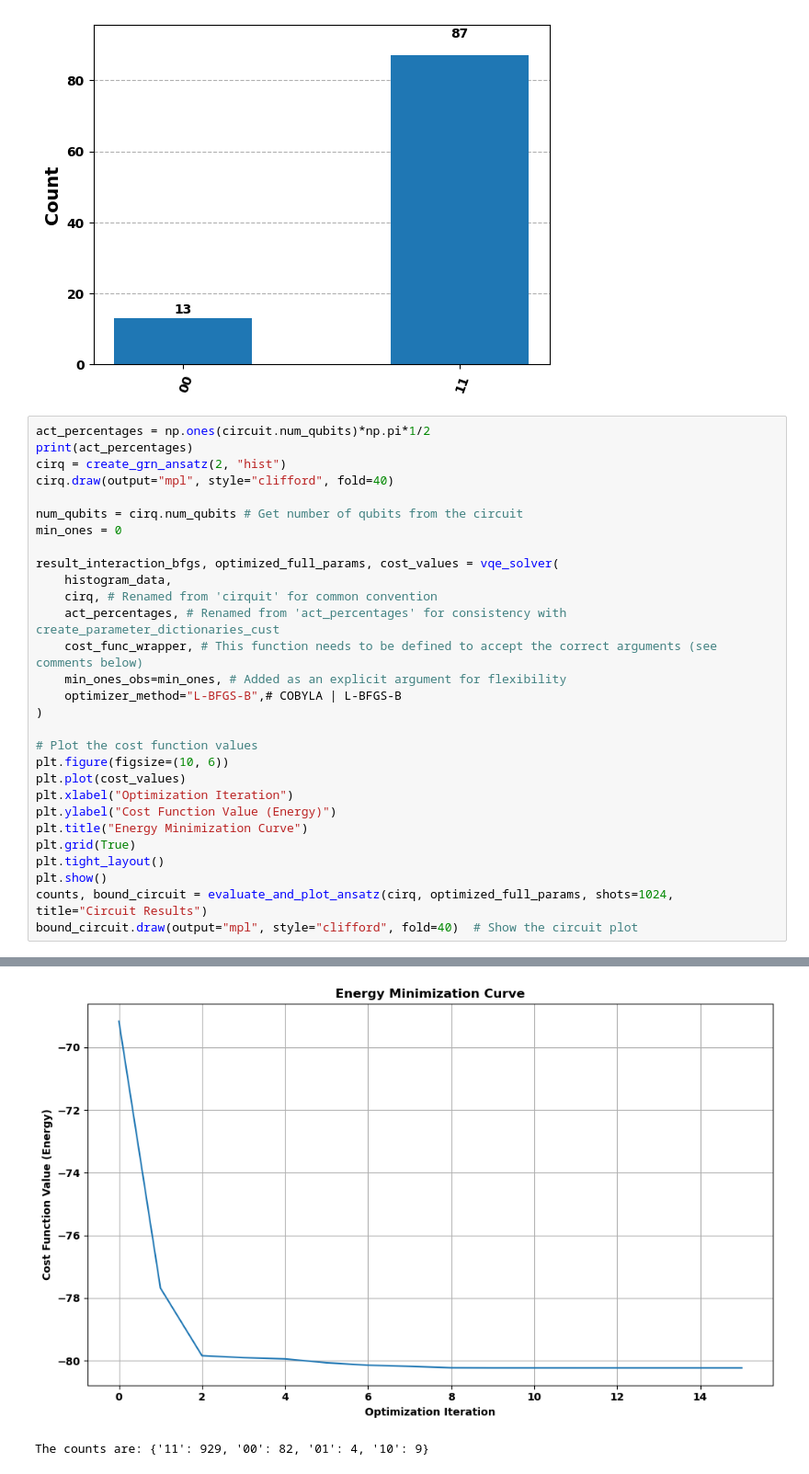
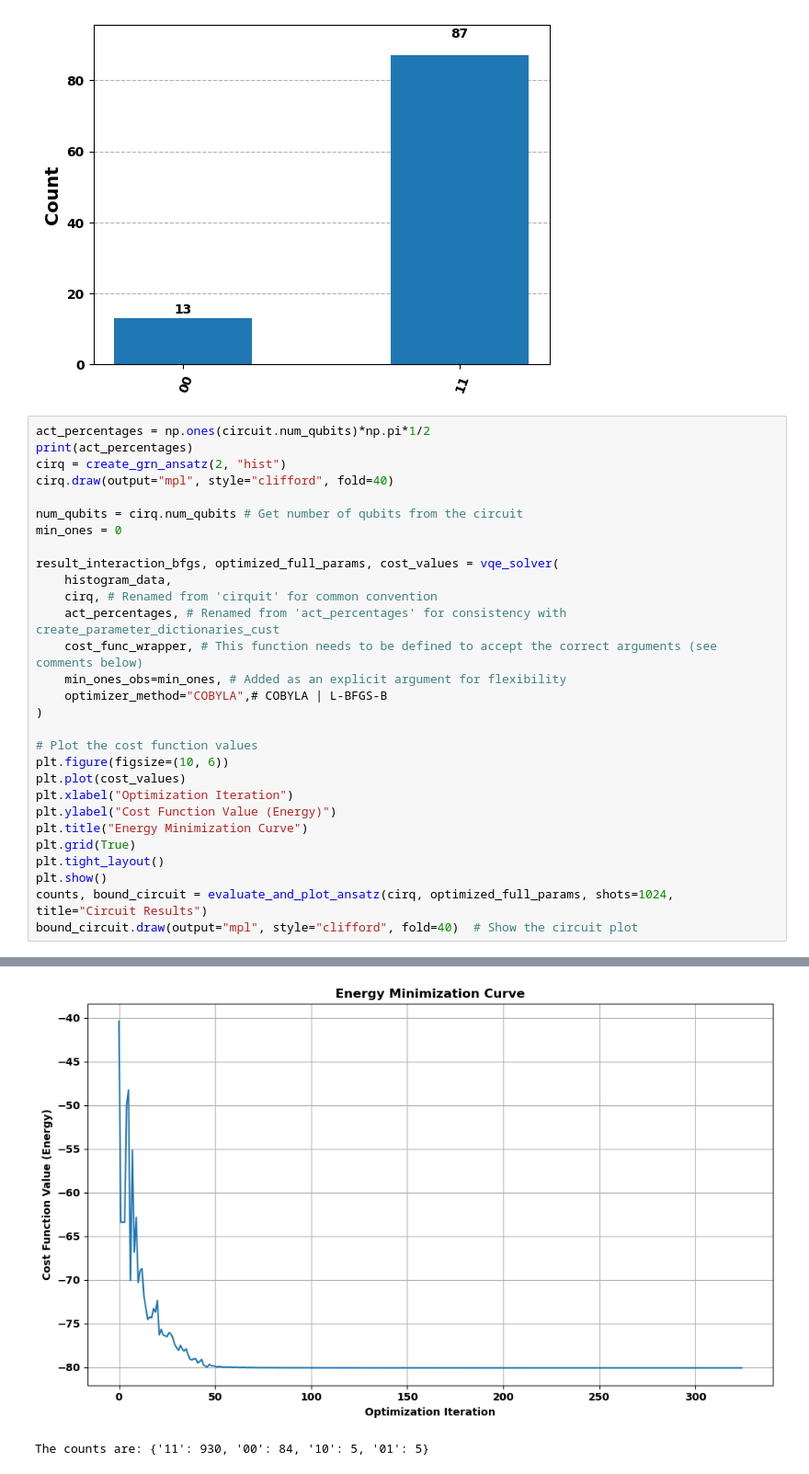
Before and after one commit to cailab-tamu/QuantumXCT, a Jupyter notebook: python/bell_dist_opt.ipynb, the cells around one changed output, grey strips where cells are left out. Shown at 92% size. Drawn from its saved outputs; the diff is of its cells as text.

```diff
--- a/python/bell_dist_opt.ipynb
+++ b/python/bell_dist_opt.ipynb
@@ -353,7 +373,7 @@ result_interaction_bfgs, optimized_full_params, cost_values = vqe_solver(
     act_percentages, # Renamed from 'act_percentages' for consistency with create_parameter_dictionaries_cust
     cost_func_wrapper, # This function needs to be defined to accept the correct arguments (see comments below)
     min_ones_obs=min_ones, # Added as an explicit argument for flexibility
-    optimizer_method="L-BFGS-B",# COBYLA | L-BFGS-B
+    optimizer_method="COBYLA",# COBYLA | L-BFGS-B
 )
 
 # Plot the cost function values
@@ -388,5 +408,5 @@ Optimization Result:
-[figure, old version]
+[figure, new version]
-The counts are: {'11': 929, '00': 82, '01': 4, '10': 9}
+The counts are: {'11': 930, '00': 84, '10': 5, '01': 5}
 [figure]
 [figure]
 # %%
```
Also changed, not shown: parts of 14 cells of this notebook, 2 other files.
